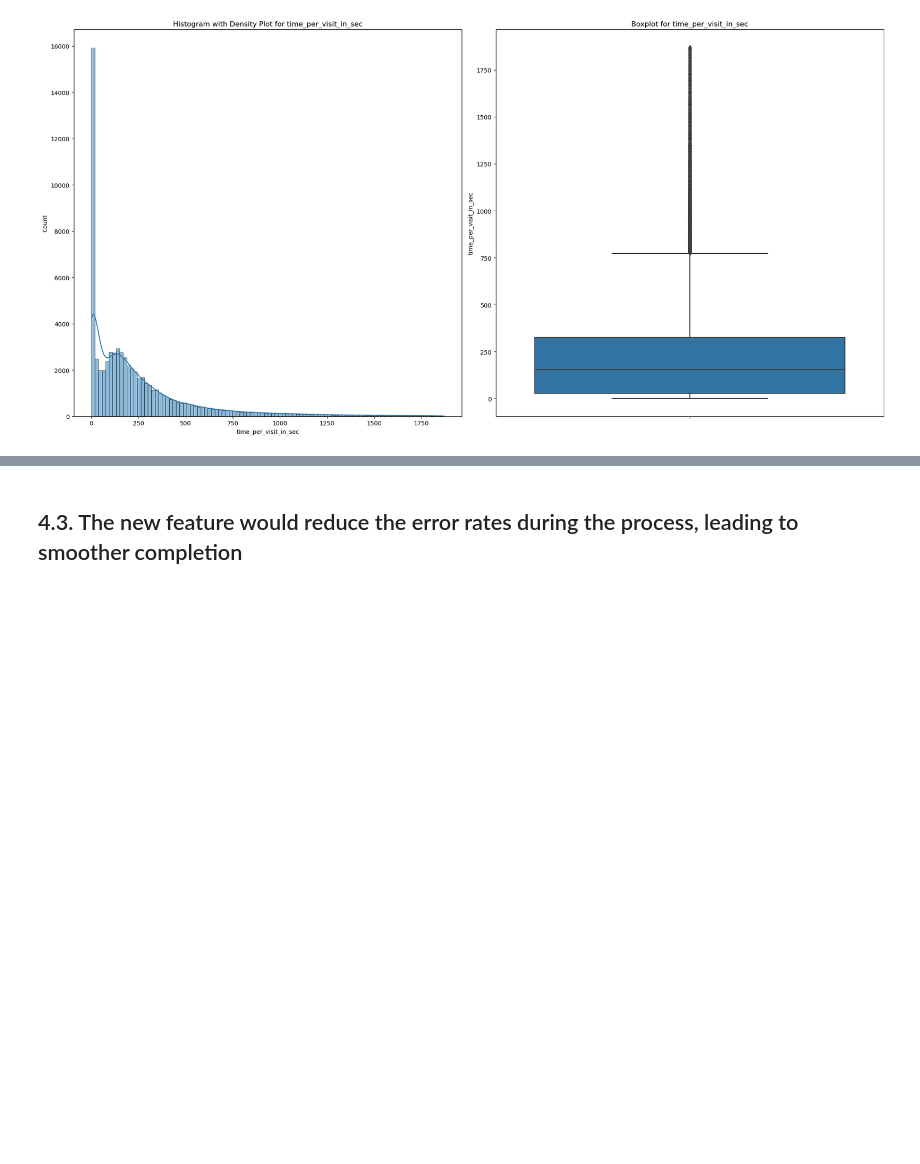
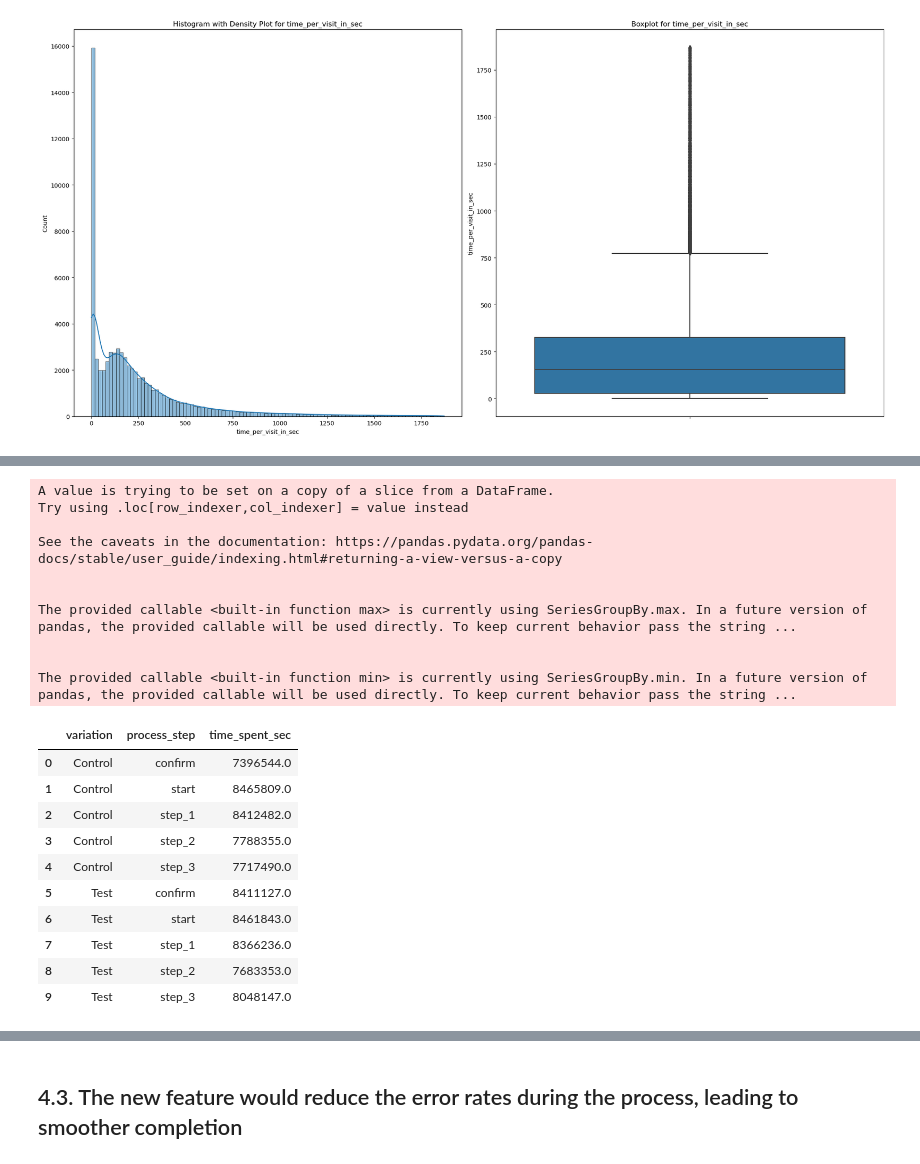
Before and after one commit to RosaEvasari/Vanguard_Project, a Jupyter notebook: notebooks/main.ipynb, the cells around one changed output, grey strips where cells are left out. Cells and saved outputs as stored; diff of their text form; code cells hidden in the pictures; blank space fills up the shorter version.

```diff
--- a/notebooks/main.ipynb
+++ b/notebooks/main.ipynb
@@ -735,3 +764,39 @@ time_per_visit_completion_iqr.to_csv('../data/cleaned/df_time_per_visit_no_outli
+# %%
+import pandas as pd
+
+def calculate_time_spent(df):
+    # Convert 'date_time' from string to datetime
+    df['date_time'] = pd.to_datetime(df['date_time'])
+
+    # Group by 'variation' and 'process_step', then calculate max - min time
+    result = df.groupby(['variation', 'process_step'])['date_time'].agg([max, min])
+    result['time_spent_sec'] = (result['max'] - result['min']).dt.total_seconds()
+
+    return result.reset_index()[['variation', 'process_step', 'time_spent_sec']]
+
+calculate_time_spent(time_per_visit_completion_iqr)
+# %% [output]
+A value is trying to be set on a copy of a slice from a DataFrame.
+Try using .loc[row_indexer,col_indexer] = value instead
+
+See the caveats in the documentation: https://pandas.pydata.org/pandas-docs/stable/user_guide/indexing.html#returning-a-view-versus-a-copy
+
+
+The provided callable <built-in function max> is currently using SeriesGroupBy.max. In a future version of pandas, the provided callable will be used directly. To keep current behavior pass the string ...
+
+
+The provided callable <built-in function min> is currently using SeriesGroupBy.min. In a future version of pandas, the provided callable will be used directly. To keep current behavior pass the string ...
+|  | variation | process_step | time_spent_sec |
+| 0 | Control | confirm | 7396544.0 |
+| 1 | Control | start | 8465809.0 |
+| 2 | Control | step_1 | 8412482.0 |
+| 3 | Control | step_2 | 7788355.0 |
+| 4 | Control | step_3 | 7717490.0 |
+| 5 | Test | confirm | 8411127.0 |
+| 6 | Test | start | 8461843.0 |
+| 7 | Test | step_1 | 8366236.0 |
+| 8 | Test | step_2 | 7683353.0 |
+| 9 | Test | step_3 | 8048147.0 |
 # %%
 # (Nat)f_3.6.calculate the average time spent per segment for a given variation (after cleaning outliers)
 df_gender, df_age, df_tenure = average_time_spent_per_variation_and_segment(time_per_visit_completion_iqr, 'variation')
```
Also changed, not shown: parts of 6 cells of this notebook, 4 other files.
